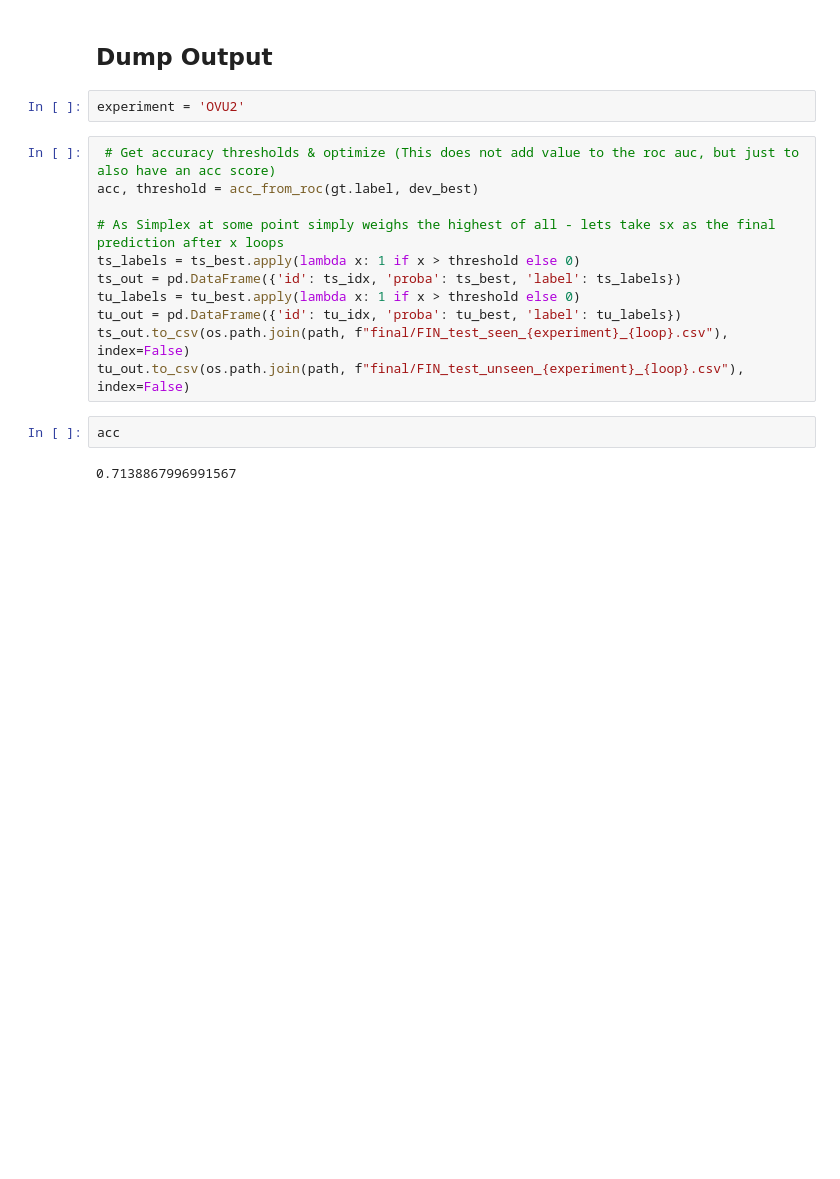
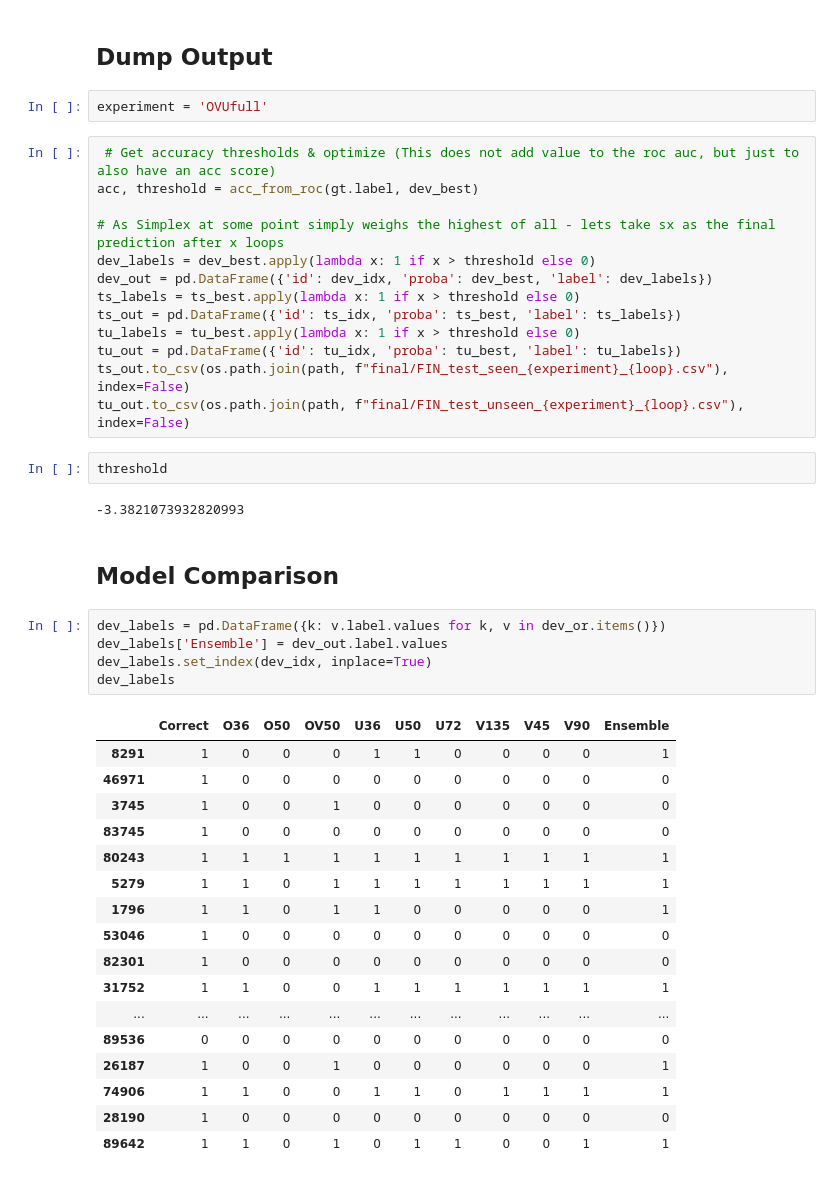
Before and after one commit to obarnard99/vilio, a Jupyter notebook: ens.ipynb, the cells around one changed output. Cells and saved outputs as stored; diff of their text form; blank space fills up the shorter version.

Commit message:
feat(ens): Update ensemble notebook

```diff
--- a/ens.ipynb
+++ b/ens.ipynb
@@ -201,19 +212,46 @@ Finished!
 # %% [markdown]
 ## Dump Output
 # %%
-experiment = 'OVU2'
+experiment = 'OVUfull'
 # %%
  # Get accuracy thresholds & optimize (This does not add value to the roc auc, but just to also have an acc score)
 acc, threshold = acc_from_roc(gt.label, dev_best)
 
 # As Simplex at some point simply weighs the highest of all - lets take sx as the final prediction after x loops
+dev_labels = dev_best.apply(lambda x: 1 if x > threshold else 0)
+dev_out = pd.DataFrame({'id': dev_idx, 'proba': dev_best, 'label': dev_labels})
 ts_labels = ts_best.apply(lambda x: 1 if x > threshold else 0)
 ts_out = pd.DataFrame({'id': ts_idx, 'proba': ts_best, 'label': ts_labels})
 tu_labels = tu_best.apply(lambda x: 1 if x > threshold else 0)
 tu_out = pd.DataFrame({'id': tu_idx, 'proba': tu_best, 'label': tu_labels})
 ts_out.to_csv(os.path.join(path, f"final/FIN_test_seen_{experiment}_{loop}.csv"), index=False)
 tu_out.to_csv(os.path.join(path, f"final/FIN_test_unseen_{experiment}_{loop}.csv"), index=False)
-# %%
-acc
-# %% [output]
-0.7138867996991567
+# %%
+threshold
+# %% [output]
+-3.3821073932820993
+# %% [markdown]
+## Model Comparison
+# %%
+dev_labels = pd.DataFrame({k: v.label.values for k, v in dev_or.items()})
+dev_labels['Ensemble'] = dev_out.label.values
+dev_labels.set_index(dev_idx, inplace=True)
+dev_labels
+# %% [output]
+|  | Correct | O36 | O50 | OV50 | U36 | U50 | U72 | V135 | V45 | V90 | Ensemble |
+| 8291 | 1 | 0 | 0 | 0 | 1 | 1 | 0 | 0 | 0 | 0 | 1 |
+| 46971 | 1 | 0 | 0 | 0 | 0 | 0 | 0 | 0 | 0 | 0 | 0 |
+| 3745 | 1 | 0 | 0 | 1 | 0 | 0 | 0 | 0 | 0 | 0 | 0 |
+| 83745 | 1 | 0 | 0 | 0 | 0 | 0 | 0 | 0 | 0 | 0 | 0 |
+| 80243 | 1 | 1 | 1 | 1 | 1 | 1 | 1 | 1 | 1 | 1 | 1 |
+| 5279 | 1 | 1 | 0 | 1 | 1 | 1 | 1 | 1 | 1 | 1 | 1 |
+| 1796 | 1 | 1 | 0 | 1 | 1 | 0 | 0 | 0 | 0 | 0 | 1 |
+| 53046 | 1 | 0 | 0 | 0 | 0 | 0 | 0 | 0 | 0 | 0 | 0 |
+| 82301 | 1 | 0 | 0 | 0 | 0 | 0 | 0 | 0 | 0 | 0 | 0 |
+| 31752 | 1 | 1 | 0 | 0 | 1 | 1 | 1 | 1 | 1 | 1 | 1 |
+| ... | ... | ... | ... | ... | ... | ... | ... | ... | ... | ... | ... |
+| 89536 | 0 | 0 | 0 | 0 | 0 | 0 | 0 | 0 | 0 | 0 | 0 |
+| 26187 | 1 | 0 | 0 | 1 | 0 | 0 | 0 | 0 | 0 | 0 | 1 |
+| 74906 | 1 | 1 | 0 | 0 | 1 | 1 | 0 | 1 | 1 | 1 | 1 |
+| 28190 | 1 | 0 | 0 | 0 | 0 | 0 | 0 | 0 | 0 | 0 | 0 |
+| 89642 | 1 | 1 | 0 | 1 | 0 | 1 | 1 | 0 | 0 | 1 | 1 |
```
Also changed, not shown: parts of 9 cells of this notebook.
